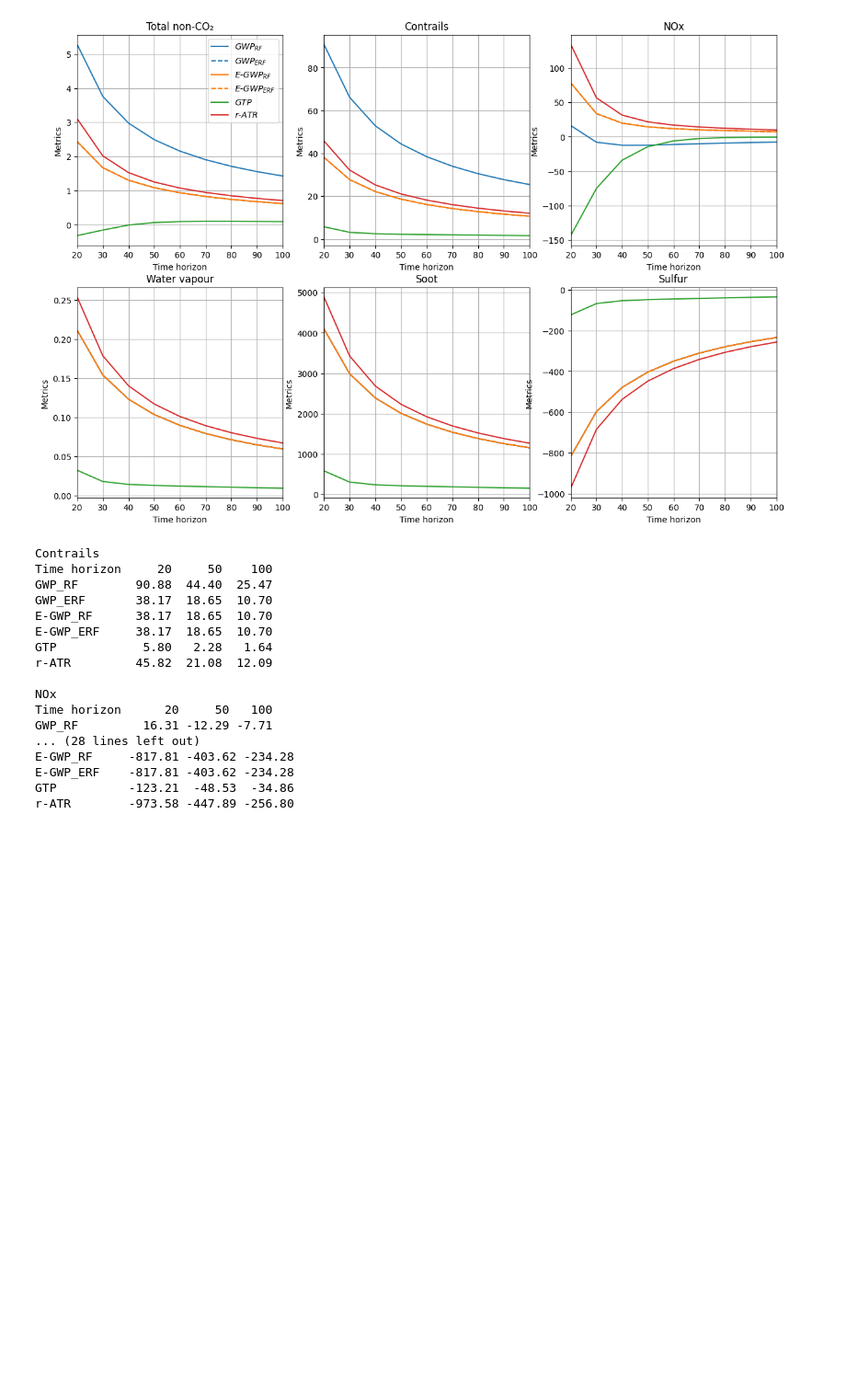
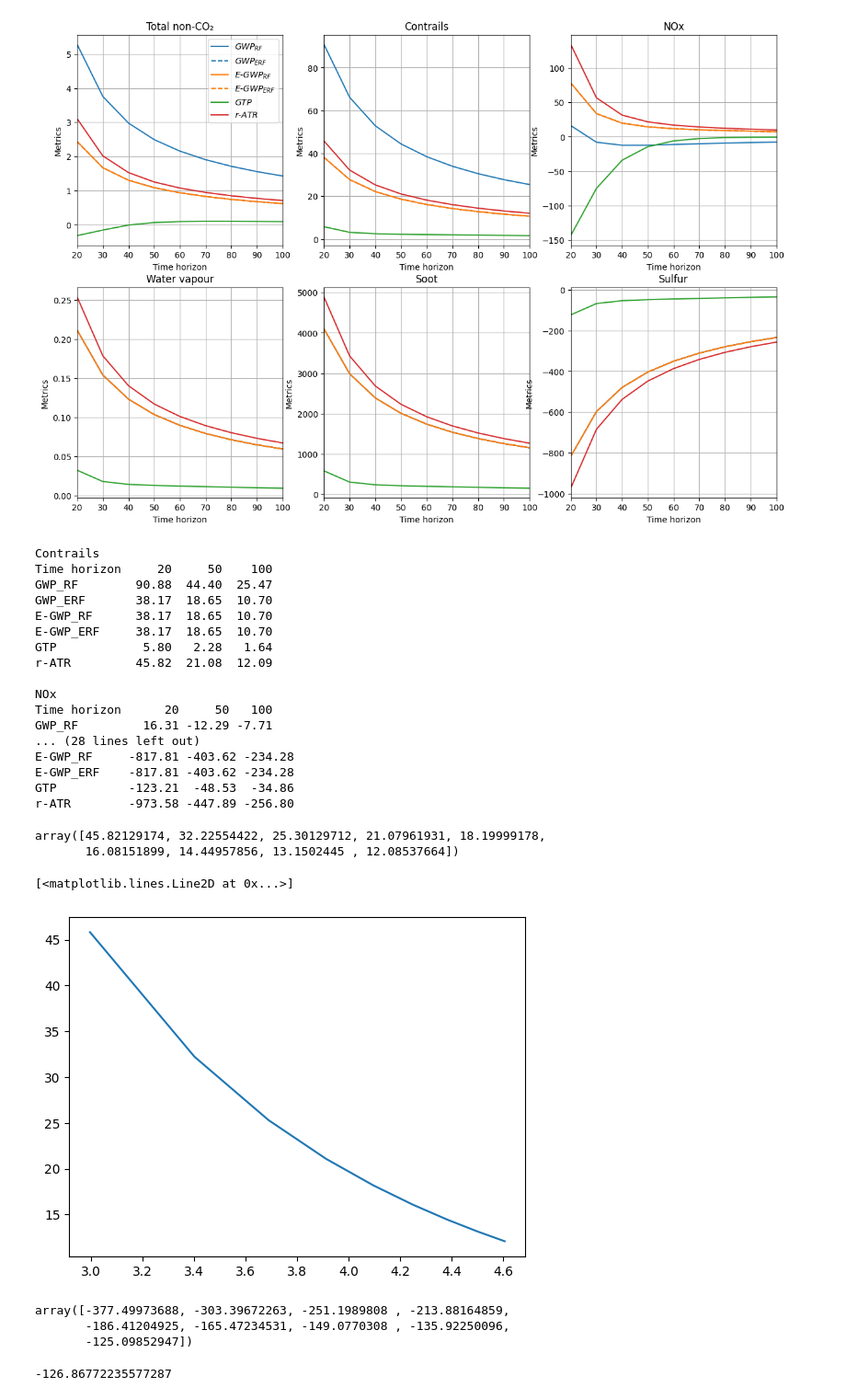
Before and after one commit to AeroMAPS/AeroCM, a Jupyter notebook: metrics_time_horizon_sensitivity.ipynb, the cells around one changed output. Shown at 92% size. Drawn from its saved outputs; the diff is of its cells as text; code cells hidden in the pictures; blank space fills up the shorter version.

```diff
--- a/metrics_time_horizon_sensitivity.ipynb
+++ b/metrics_time_horizon_sensitivity.ipynb
@@ -237,3 +237,37 @@ E-GWP_RF     -817.81 -403.62 -234.28
 E-GWP_ERF    -817.81 -403.62 -234.28
 GTP          -123.21  -48.53  -34.86
 r-ATR        -973.58 -447.89 -256.80
+# %%
+ratr[:,0]
+# %% [output]
+array([45.82129174, 32.22554422, 25.30129712, 21.07961931, 18.19999178,
+       16.08151899, 14.44957856, 13.1502445 , 12.08537664])
+# %%
+#plt.plot(time_horizon_range, ratr[:,0])
+#plt.plot(time_horizon_range, np.log(ratr[:,0]))
+plt.plot(np.log(time_horizon_range), ratr[:,0])
+# %% [output]
+[<matplotlib.lines.Line2D at 0x...>]
+[figure, added]
+# %%
+ratr[:, 2]
+# %% [output]
+array([-377.49973688, -303.39672263, -251.1989808 , -213.88164859,
+       -186.41204925, -165.47234531, -149.0770308 , -135.92250096,
+       -125.09852947])
+# %%
+def ratr_nox(time_horizon, sensitivity_rf_nox_o3, ratio_erf_rf_nox_o3, efficacy_erf_nox_o3, sensitivity_rf_nox_ch4, ratio_erf_rf_nox_ch4, efficacy_erf_nox_ch4):
+    ratr = 6.84e11 * sensitivity_rf_nox_ch4 * ratio_erf_rf_nox_ch4 * efficacy_erf_nox_ch4 * time_horizon**(0.113 - 0.103 * np.log(time_horizon))
+    return ratr
+
+sensitivity_rf_nox_o3 = 25.1e-12 * (14/46)
+ratio_erf_rf_nox_o3 = 1.37
+efficacy_erf_nox_o3 = 1
+sensitivity_rf_nox_ch4 = -0.83e-9
+ratio_erf_rf_nox_ch4 = 1.18
+efficacy_erf_nox_ch4 = 1
+
+val = ratr_nox(100, sensitivity_rf_nox_o3, ratio_erf_rf_nox_o3, efficacy_erf_nox_o3, sensitivity_rf_nox_ch4, ratio_erf_rf_nox_ch4, efficacy_erf_nox_ch4)
+print(val)
+# %% [output]
+-126.86772235577287
```
Also changed, not shown: 3 other files.
